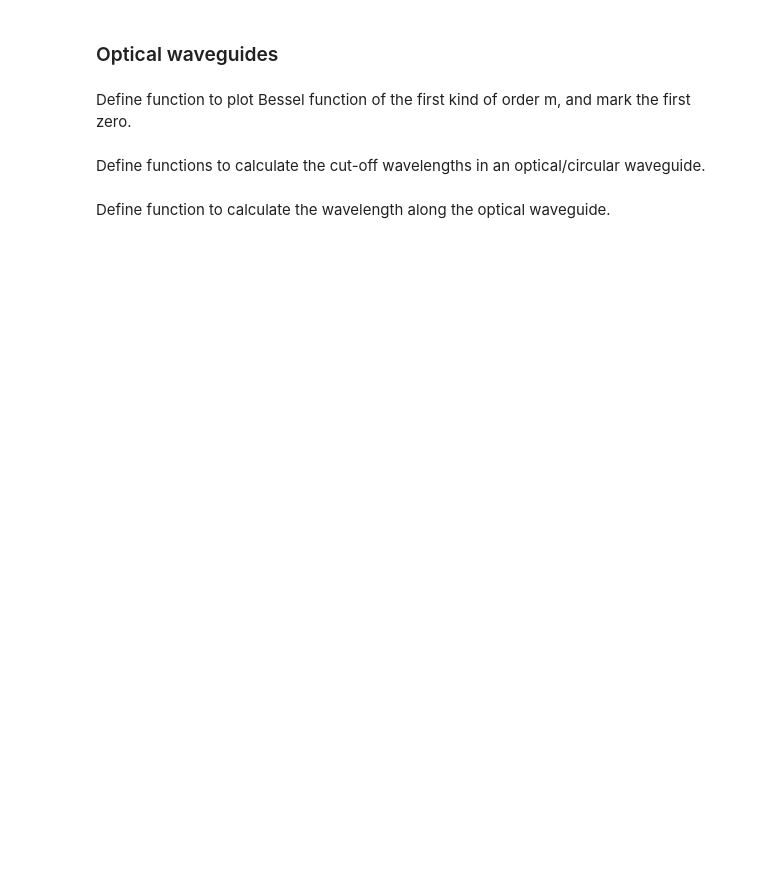
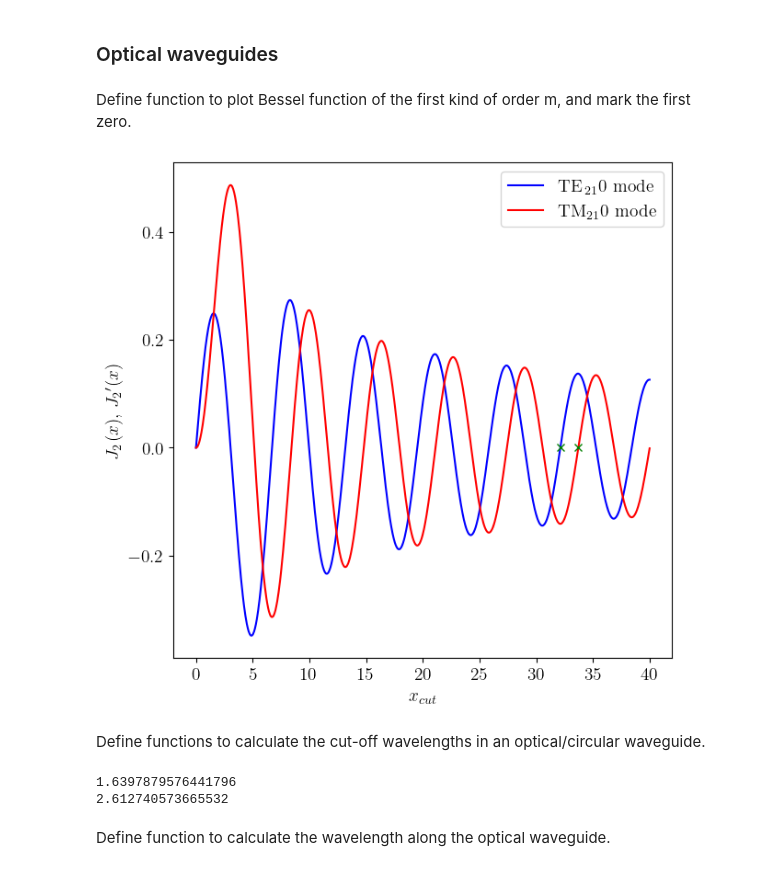
Before and after one commit to kya320/workshops, a Jupyter notebook: optical_waveguide.ipynb, the cells around one changed output. Cells and saved outputs as stored; diff of their text form; code cells hidden in the pictures; blank space fills up the shorter version.

```diff
--- a/optical_waveguide.ipynb
+++ b/optical_waveguide.ipynb
@@ -23,12 +23,12 @@ def Bessel_plotter(m, n):
     fig, ax = plt.subplots(figsize=(7, 7))
 
     # set axis labels and limits
-    ax.set_xlabel(r'$x$')
+    ax.set_xlabel(r'$x_{cut}$')
     ax.set_ylabel(r'$J_{:.0f}\!\;\!\,(x)$, $J_{:.0f}\!\,^\prime(x)$'.format(m, m))
 
     ## TE modes
     # plot derivative of Bessel function of first kind and m'th order
-    x = np.linspace(0, 20, 1000, endpoint=True)
+    x = np.linspace(0, 40, 1000, endpoint=True)
     ax.plot(x, special.jvp(m, x), 'b', label='TE$\!\;\!\,_{}$$_{}$ mode'.format(m,n))
 
     # plot n'th zero of derivative of Bessel function
@@ -36,7 +36,7 @@ def Bessel_plotter(m, n):
 
     ## TM modes
     # plot Bessel function of first kind and m'th order
-    x = np.linspace(0, 20, 1000, endpoint=True)
+    x = np.linspace(0, 40, 1000, endpoint=True)
     ax.plot(x, special.jv(m, x), 'r', label='TM$_{}$$_{}$ mode'.format(m,n))
 
     # plot n'th zero of Bessel function
@@ -50,3 +48,7 @@ Bessel_plotter(1, 1)
+# %%
+Bessel_plotter(2, 10)
+# %% [output]
+[figure, added]
 # %% [markdown]
 Define functions to calculate the cut-off wavelengths in an optical/circular waveguide.
 # %%
@@ -68,8 +70,11 @@ def TM_cutoff(m, n, radius):
 
     return 2*np.pi/kc
 # %%
-print(2*np.pi/TE_cutoff(1, 1, 1))
-print(3e8/TM_cutoff(1, 1, 1)/1e9)
+print(TE_cutoff(0, 1, 1))
+print(TM_cutoff(0, 1, 1))
+# %% [output]
+1.6397879576441796
+2.612740573665532
 # %% [markdown]
 Define function to calculate the wavelength along the optical waveguide.
 # %%
```
Also changed, not shown: parts of 4 cells of this notebook.
